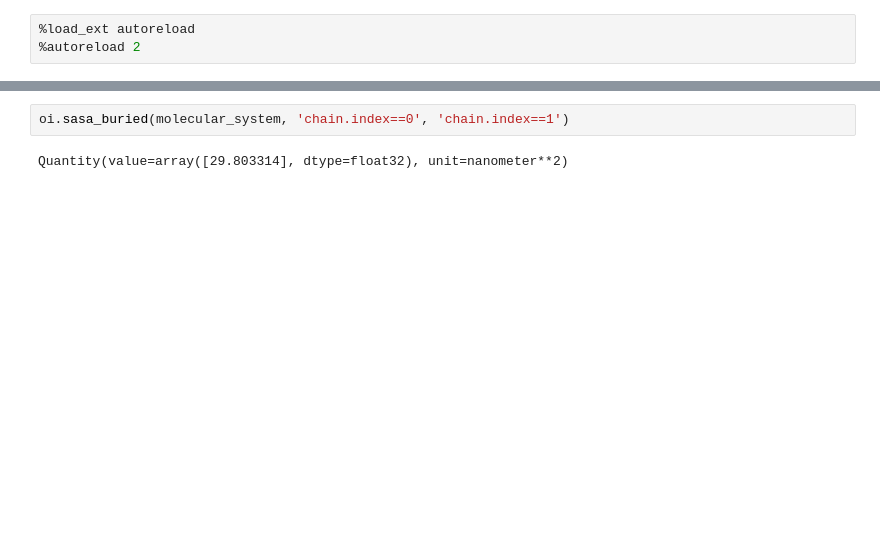
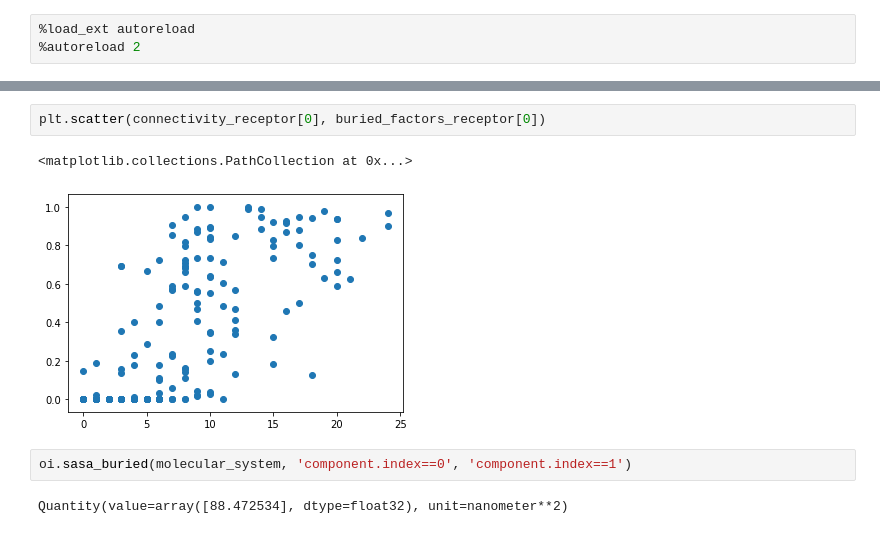
Before and after one commit to uibcdf/OpenInterface, a Jupyter notebook: sandbox/Sandbox.ipynb, the cells around one changed output, grey strips where cells are left out. Saved outputs shown, nothing was run; the diff lists cells and outputs as text; blank space fills up the shorter version.

```diff
--- a/sandbox/Sandbox.ipynb
+++ b/sandbox/Sandbox.ipynb
@@ -33,4 +55,9 @@ plt.scatter(connectivity_ligand[0], buried_factors_ligand[0])
+# %%
+plt.scatter(connectivity_receptor[0], buried_factors_receptor[0])
+# %% [output]
+<matplotlib.collections.PathCollection at 0x...>
+[figure, added]
 # %%
-oi.sasa_buried(molecular_system, 'chain.index==0', 'chain.index==1')
+oi.sasa_buried(molecular_system, 'component.index==0', 'component.index==1')
 # %% [output]
-Quantity(value=array([29.803314], dtype=float32), unit=nanometer**2)
+Quantity(value=array([88.472534], dtype=float32), unit=nanometer**2)
```
Also changed, not shown: parts of 10 cells of this notebook, 1 other file.
